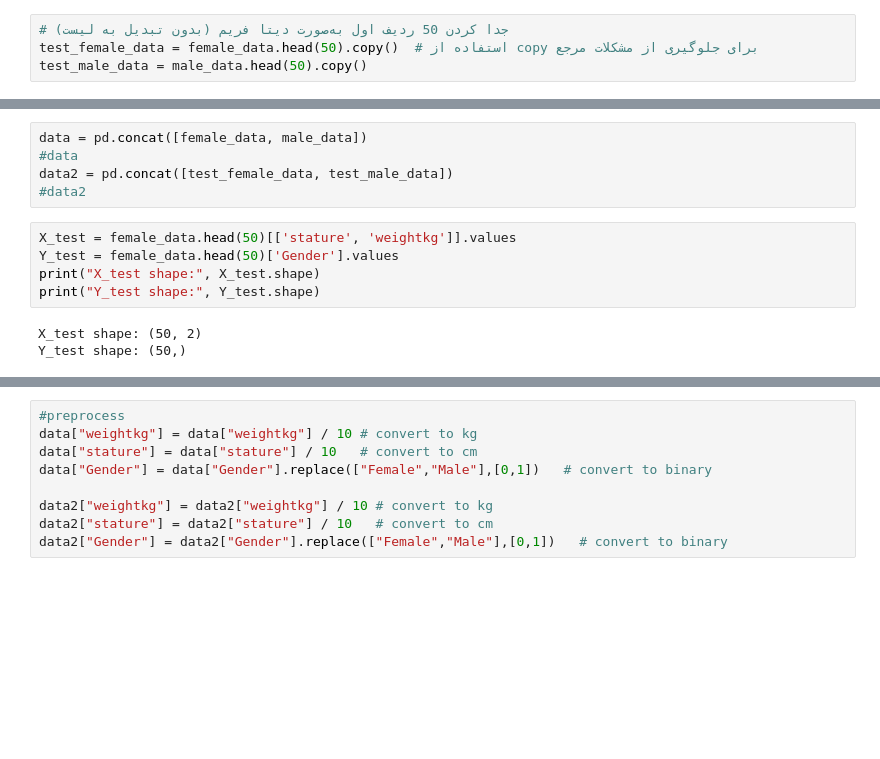
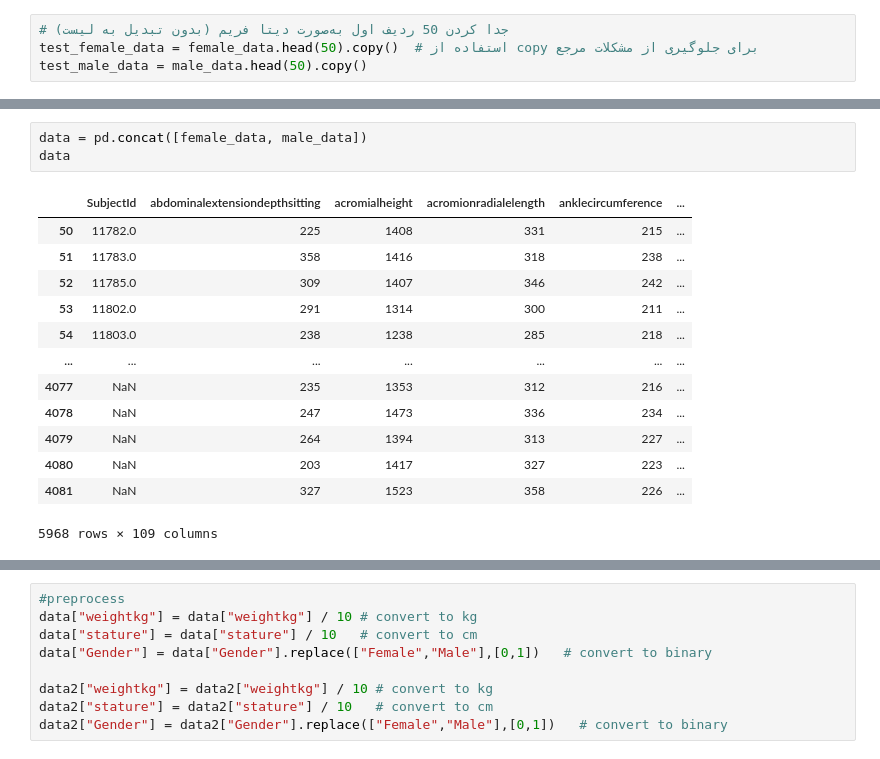
Before and after one commit to farhadspy/Machine-Learning, a Jupyter notebook: ansur.ipynb, the cells around one changed output, grey strips where cells are left out. Drawn from its saved outputs; the diff is of its cells as text; blank space fills up the shorter version.

```diff
--- a/ansur.ipynb
+++ b/ansur.ipynb
@@ -23,13 +57,17 @@ male_data = male_data.iloc[50:]  # همه ردیف‌ها از 50 به بعد
 # %%
 data = pd.concat([female_data, male_data])
-#data
-data2 = pd.concat([test_female_data, test_male_data])
-#data2
+data
+# %% [output]
+|  | SubjectId | abdominalextensiondepthsitting | acromialheight | acromionradialelength | anklecircumference | ... |
+| 50 | 11782.0 | 225 | 1408 | 331 | 215 | ... |
+| 51 | 11783.0 | 358 | 1416 | 318 | 238 | ... |
+| 52 | 11785.0 | 309 | 1407 | 346 | 242 | ... |
+| 53 | 11802.0 | 291 | 1314 | 300 | 211 | ... |
+| 54 | 11803.0 | 238 | 1238 | 285 | 218 | ... |
+| ... | ... | ... | ... | ... | ... | ... |
+| 4077 | NaN | 235 | 1353 | 312 | 216 | ... |
+| 4078 | NaN | 247 | 1473 | 336 | 234 | ... |
+| 4079 | NaN | 264 | 1394 | 313 | 227 | ... |
+| 4080 | NaN | 203 | 1417 | 327 | 223 | ... |
+| 4081 | NaN | 327 | 1523 | 358 | 226 | ... |
+5968 rows × 109 columns
-# %%
-X_test = female_data.head(50)[['stature', 'weightkg']].values
-Y_test = female_data.head(50)['Gender'].values
-print("X_test shape:", X_test.shape)
-print("Y_test shape:", Y_test.shape)
-# %% [output]
-X_test shape: (50, 2)
-Y_test shape: (50,)
```
Also changed, not shown: parts of 18 cells of this notebook.
